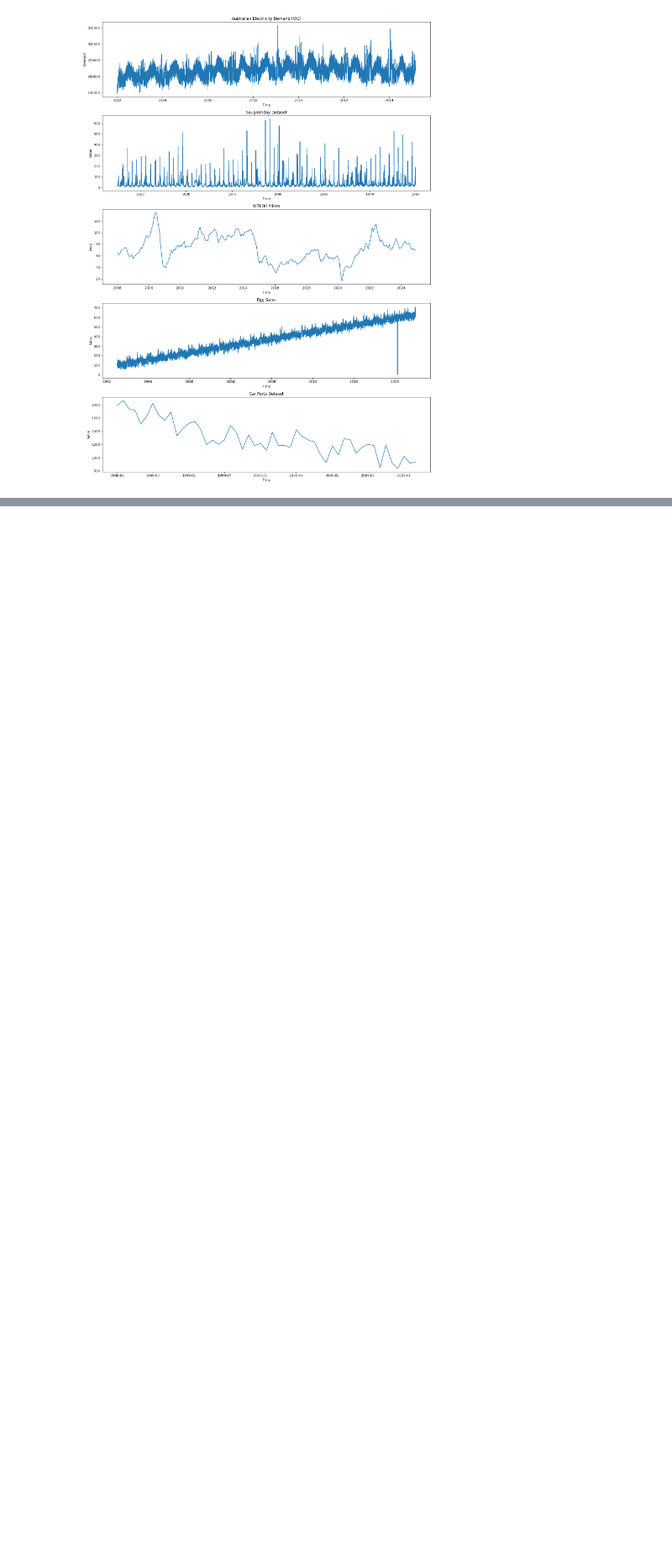
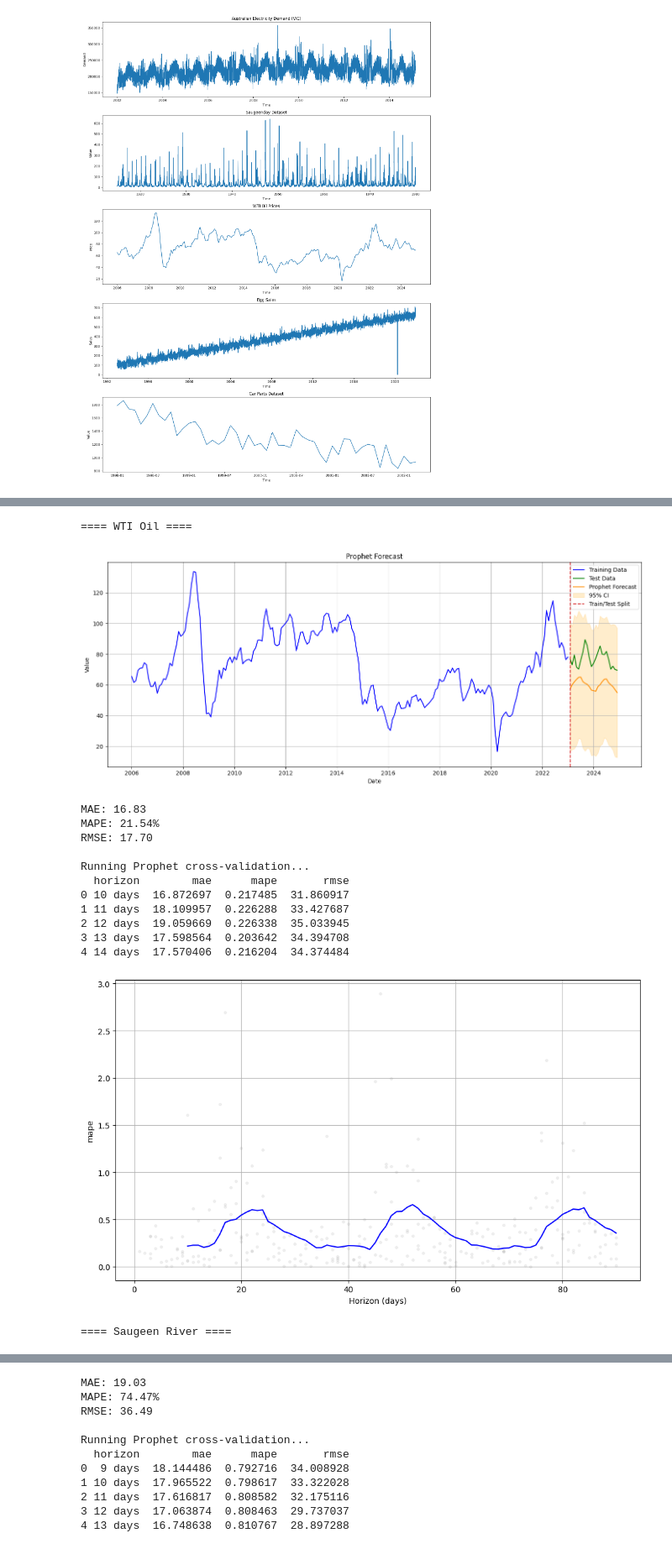
Before and after one commit to rafabarros95/Time-Series-Forecasting, a Jupyter notebook: prophet_forecast.ipynb, the cells around one changed output, grey strips where cells are left out. Shown at 84% size. Saved outputs shown, nothing was run; the diff lists cells and outputs as text; code cells hidden in the pictures; blank space fills up the shorter version.

Commit message:
update prophet with cross validation

```diff
--- a/prophet_forecast.ipynb
+++ b/prophet_forecast.ipynb
@@ -147,0 +116,21 @@ RMSE: 83.75
+# %%
+results = {}
+for name, df in zip(dataset_names, datasets):
+    train_df, test_df = split_train_test(df, test_size=0.1)
+    print(f"==== {name} ====")
+    model, forecast, metrics, df_cv, df_p = prophet_forecast_and_cv(
+        train_df, test_df,
+        cv_initial='400 days',   # adjust for dataset size!
+        cv_period='60 days',
+        cv_horizon='90 days',
+        cv_metric='mape',
+        plot_cv=True
+    )
+    results[name] = {
+        "model": model,
+        "forecast": forecast,
+        "metrics": metrics,
+        "cv": df_cv,
+        "cv_metrics": df_p
+    }
+# %% [output]
@@ -147,0 +139,15 @@ RMSE: 83.75
+==== WTI Oil ====
+[figure, added]
+MAE: 16.83
+MAPE: 21.54%
+RMSE: 17.70
+
+Running Prophet cross-validation...
+  horizon        mae      mape       rmse
+0 10 days  16.872697  0.217485  31.860917
+1 11 days  18.109957  0.226288  33.427687
+2 12 days  19.059669  0.226338  35.033945
+3 13 days  17.598564  0.203642  34.394708
+4 14 days  17.570406  0.216204  34.374484
+[figure, added]
+==== Saugeen River ====
@@ -147,0 +157,11 @@ RMSE: 83.75
+MAE: 19.03
+MAPE: 74.47%
+RMSE: 36.49
+
+Running Prophet cross-validation...
+  horizon        mae      mape       rmse
+0  9 days  18.144486  0.792716  34.008928
+1 10 days  17.965522  0.798617  33.322028
+2 11 days  17.616817  0.808582  32.175116
+3 12 days  17.063874  0.808463  29.737037
+4 13 days  16.748638  0.810767  28.897288
```
Also changed, not shown: parts of 2 cells of this notebook.
